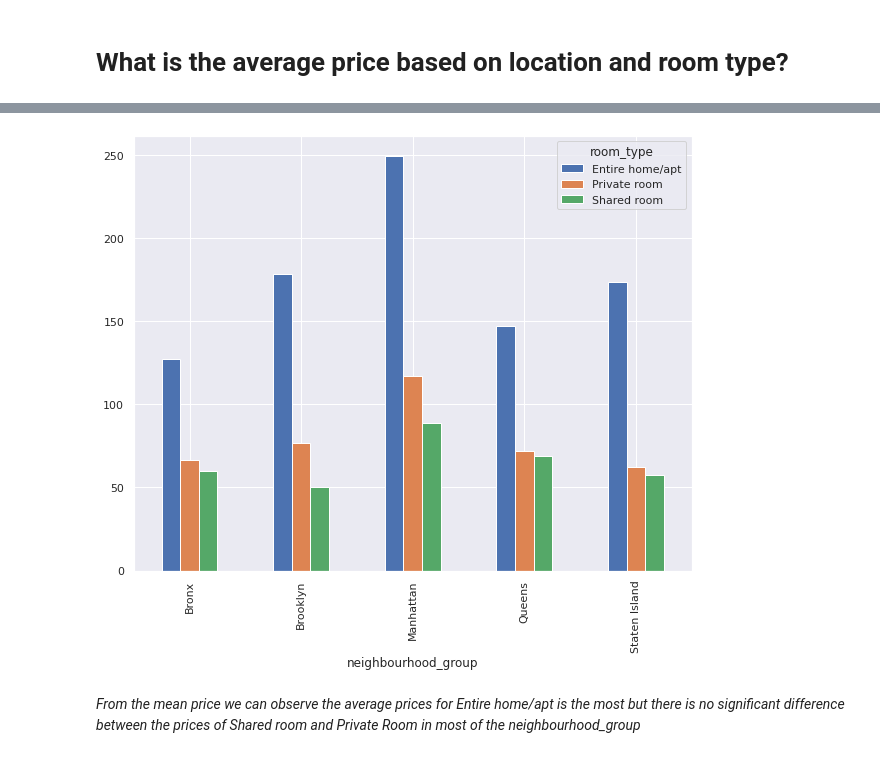
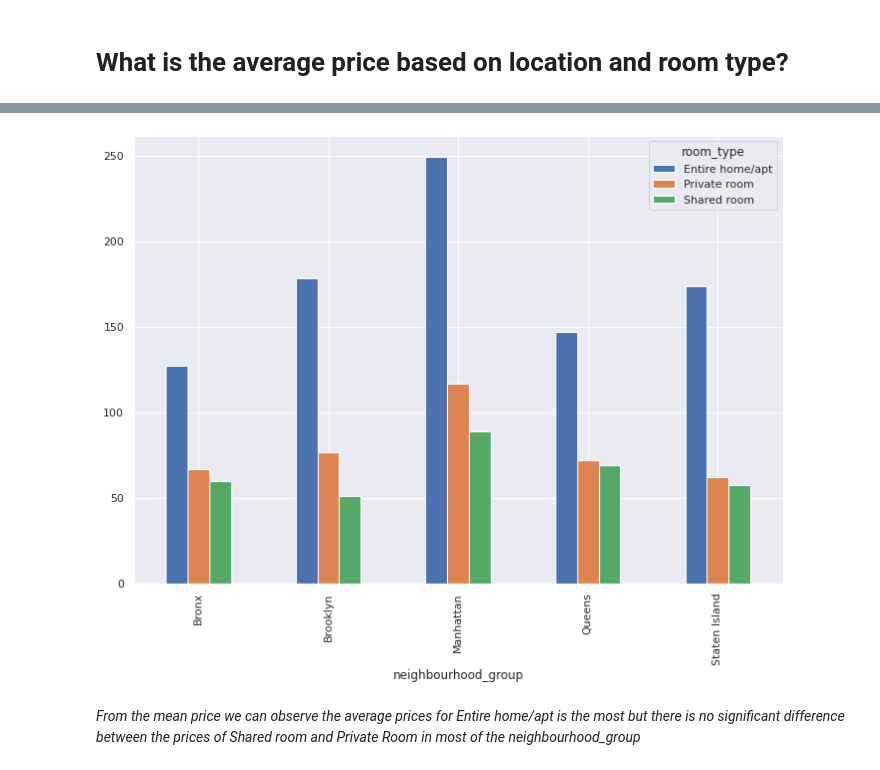
Before and after one commit to dushyantmaharshi/AirBnb-Data-Analysis, a Jupyter notebook: Airbnb_Bookings_Analysis_Capstone_Project_1_.ipynb, the cells around one changed output, grey strips where cells are left out. Drawn from its saved outputs; the diff is of its cells as text; code cells hidden in the pictures.

```diff
--- a/Airbnb_Bookings_Analysis_Capstone_Project_1_.ipynb
+++ b/Airbnb_Bookings_Analysis_Capstone_Project_1_.ipynb
@@ -312,10 +312,10 @@ average_price_df
 | Staten Island | 173.846591 | 62.292553 | 57.444444 |
 # %%
 average_price_df.plot.bar()
-sns.set(rc={'figure.figsize':(20,16)})
+sns.set(rc={'figure.figsize':(10,8)})
 plt.show()
 # %% [output]
-[figure, old version]
+[figure, new version]
 # %% [markdown]
 *From the mean price we can observe the average prices for Entire home/apt is the most but there is no significant difference between the prices of Shared room and Private Room in most of the neighbourhood_group*
 # %% [markdown]
```
Also changed, not shown: parts of 16 cells of this notebook.
